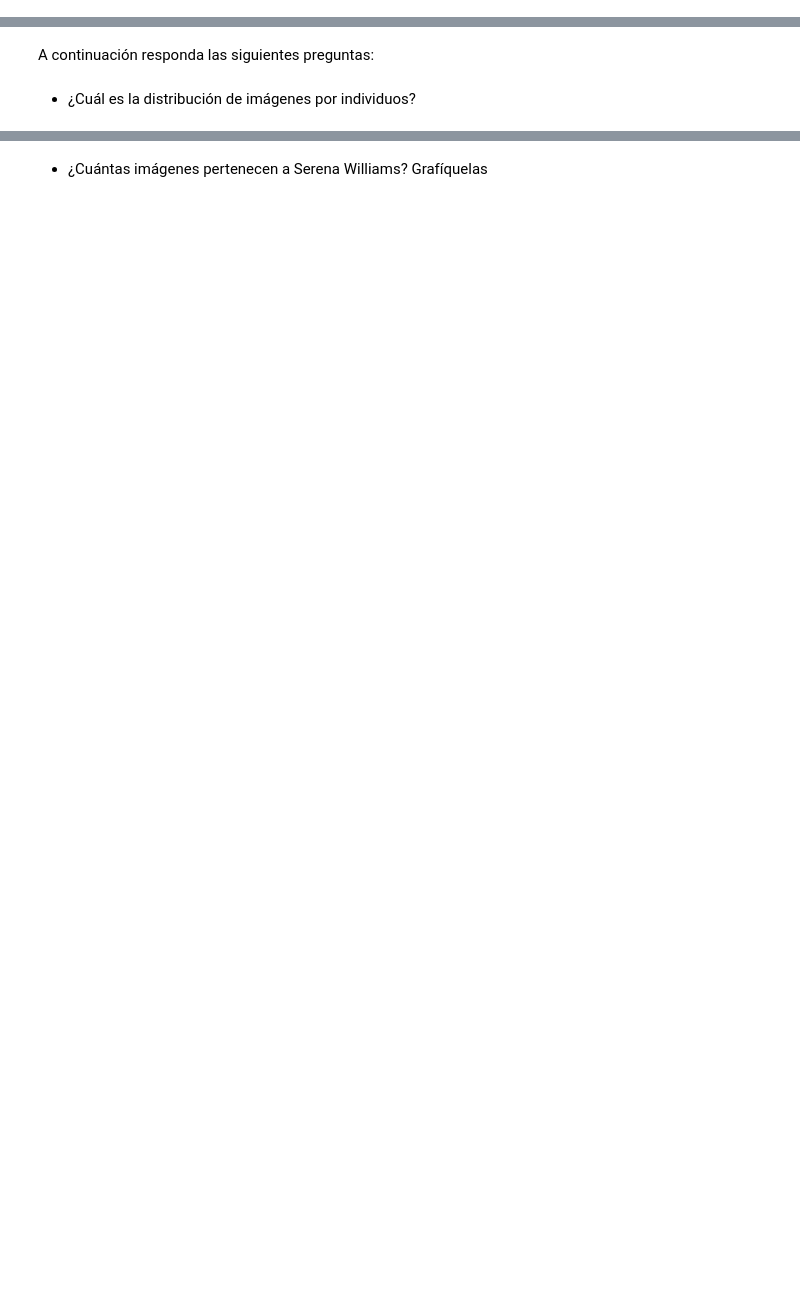
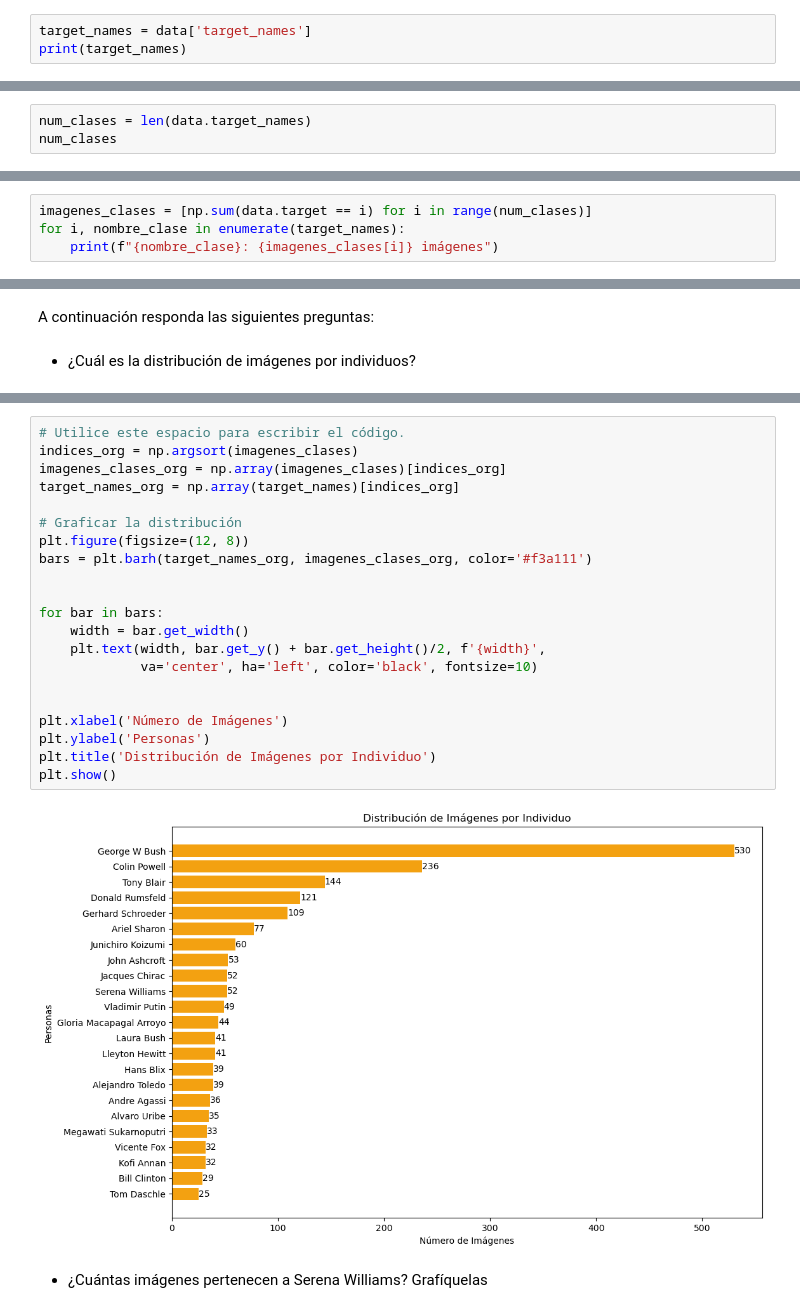
Before and after one commit to juankquintana/aprendizaje-no-supervisado, a Jupyter notebook: Semana 2/Taller/S2_LC_Taller_SVD.ipynb, the cells around one changed output, grey strips where cells are left out. Saved outputs shown, nothing was run; the diff lists cells and outputs as text; blank space fills up the shorter version.

```diff
--- a/Semana 2/Taller/S2_LC_Taller_SVD.ipynb
+++ b/Semana 2/Taller/S2_LC_Taller_SVD.ipynb
@@ -52,0 +96,3 @@ Describa los contenidos de la base, tenga en cuenta que debe detallar los elemen
+# %%
+target_names = data['target_names']
+print(target_names)
@@ -52,0 +106,3 @@ Describa los contenidos de la base, tenga en cuenta que debe detallar los elemen
+# %%
+num_clases = len(data.target_names)
+num_clases
@@ -52,0 +150,4 @@ Describa los contenidos de la base, tenga en cuenta que debe detallar los elemen
+# %%
+imagenes_clases = [np.sum(data.target == i) for i in range(num_clases)]
+for i, nombre_clase in enumerate(target_names):
+    print(f"{nombre_clase}: {imagenes_clases[i]} imágenes")
@@ -61,2 +190,25 @@ A continuación responda las siguientes preguntas:
+# %%
+# Utilice este espacio para escribir el código.
+indices_org = np.argsort(imagenes_clases)
+imagenes_clases_org = np.array(imagenes_clases)[indices_org]
+target_names_org = np.array(target_names)[indices_org]
+
+# Graficar la distribución
+plt.figure(figsize=(12, 8))
+bars = plt.barh(target_names_org, imagenes_clases_org, color='#f3a111')
+
+
+for bar in bars:
+    width = bar.get_width()
+    plt.text(width, bar.get_y() + bar.get_height()/2, f'{width}',
+             va='center', ha='left', color='black', fontsize=10)
+
+
+plt.xlabel('Número de Imágenes')
+plt.ylabel('Personas')
+plt.title('Distribución de Imágenes por Individuo')
+plt.show()
+# %% [output]
+[figure, added]
 # %% [markdown]
 - ¿Cuántas imágenes pertenecen a Serena Williams? Grafíquelas
```
Also changed, not shown: parts of 25 cells of this notebook, 1 other file.
